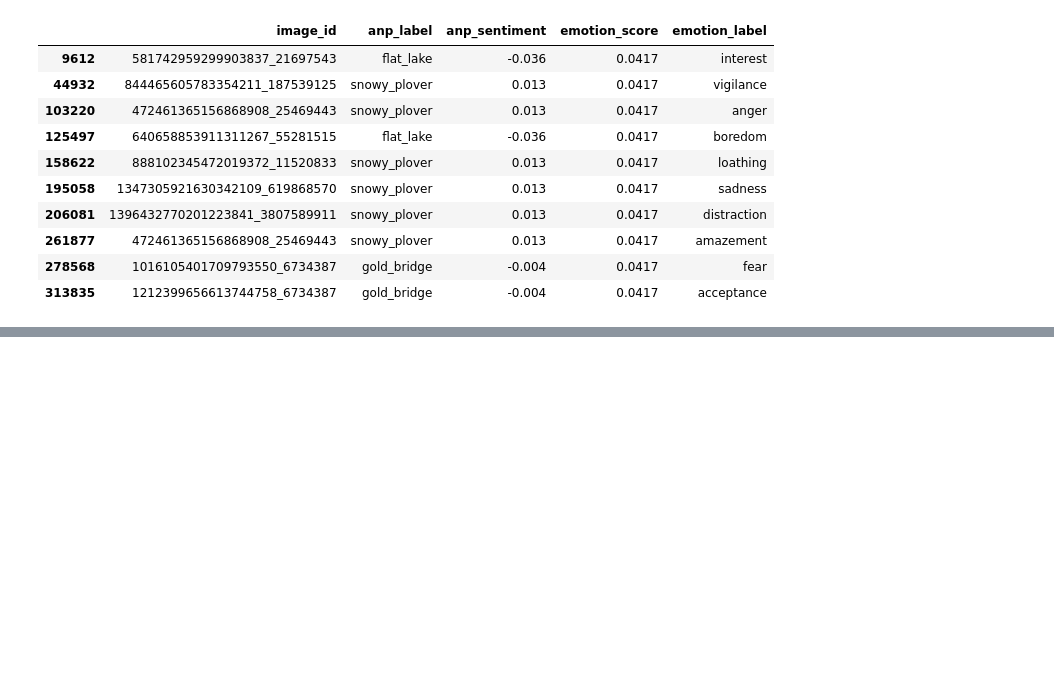
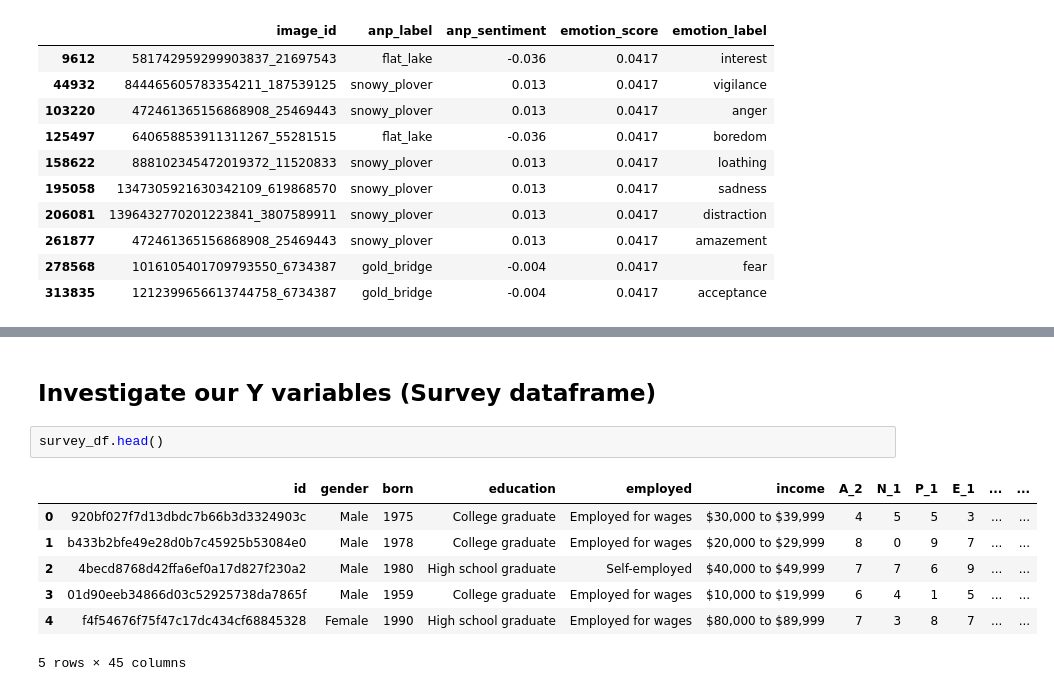
Before and after one commit to taxipapak/Marketing_Case, a Jupyter notebook: Marketing_exploratory.ipynb, the cells around one changed output, grey strips where cells are left out. Cells and saved outputs as stored; diff of their text form; blank space fills up the shorter version.

```diff
--- a/Marketing_exploratory.ipynb
+++ b/Marketing_exploratory.ipynb
@@ -171,0 +183,12 @@ In this notebook we learned how to train and test a regressor on numerical data.
+# %% [markdown]
+## Investigate our Y variables (Survey dataframe)
+# %%
+survey_df.head()
+# %% [output]
+|  | id | gender | born | education | employed | income | A_2 | N_1 | P_1 | E_1 | ... | ... |
+| 0 | 920bf027f7d13dbdc7b66b3d3324903c | Male | 1975 | College graduate | Employed for wages | $30,000 to $39,999 | 4 | 5 | 5 | 3 | ... | ... |
+| 1 | b433b2bfe49e28d0b7c45925b53084e0 | Male | 1978 | College graduate | Employed for wages | $20,000 to $29,999 | 8 | 0 | 9 | 7 | ... | ... |
+| 2 | 4becd8768d42ffa6ef0a17d827f230a2 | Male | 1980 | High school graduate | Self-employed | $40,000 to $49,999 | 7 | 7 | 6 | 9 | ... | ... |
+| 3 | 01d90eeb34866d03c52925738da7865f | Male | 1959 | College graduate | Employed for wages | $10,000 to $19,999 | 6 | 4 | 1 | 5 | ... | ... |
+| 4 | f4f54676f75f47c17dc434cf68845328 | Female | 1990 | High school graduate | Employed for wages | $80,000 to $89,999 | 7 | 3 | 8 | 7 | ... | ... |
+5 rows × 45 columns
```
Also changed, not shown: parts of 18 cells of this notebook, 1 other file.
